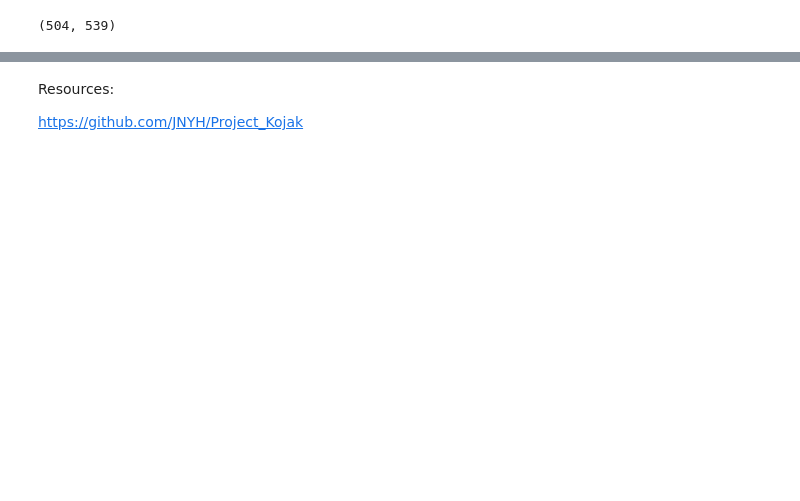
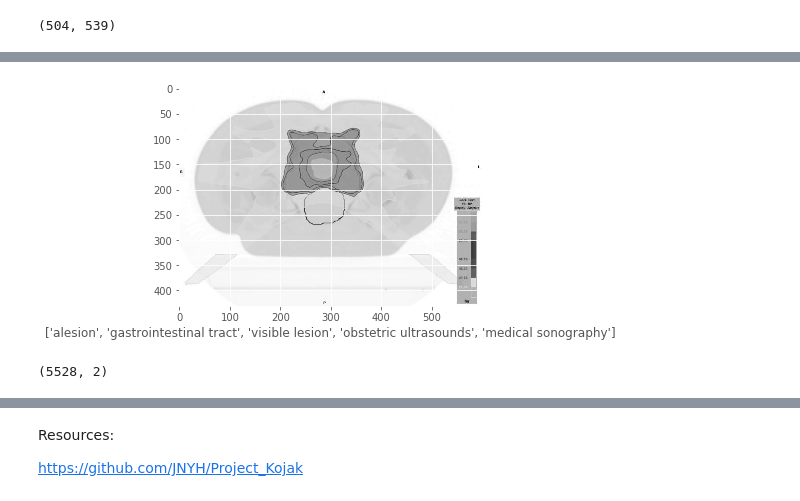
Before and after one commit to ionpetro/ImageCLEF-Medical-Caption-Task-2019, a Jupyter notebook: Image Classifier.ipynb, the cells around one changed output, grey strips where cells are left out. Saved outputs shown, nothing was run; the diff lists cells and outputs as text; code cells hidden in the pictures; blank space fills up the shorter version.

Commit message:
Create fetch tags method

```diff
--- a/Image Classifier.ipynb
+++ b/Image Classifier.ipynb
@@ -86,0 +109,2 @@ for i in range(25):
+# %%
+str_con.rename(columns={0: 'tag', 1: 'tag_name'}, inplace=True)
@@ -86,0 +133,8 @@ for i in range(25):
+# %%
+def fetch_tags(tag):
+    tags = tag.split(';')
+    result = []
+    for tag in tags:
+        index = str_con.loc[str_con.tag == tag]
+        result.append(index.tag_name.values[0])
+    return result
@@ -86,0 +157,10 @@ for i in range(25):
+# %%
+plt.imshow(train[1], cmap=plt.cm.binary)
+tags = fetch_tags(train_con.iloc[1, 1])
+_ = plt.xlabel(tags)
+# %% [output]
+[figure, added]
+# %%
+str_con.shape
+# %% [output]
+(5528, 2)
```
Also changed, not shown: parts of 16 cells of this notebook.
